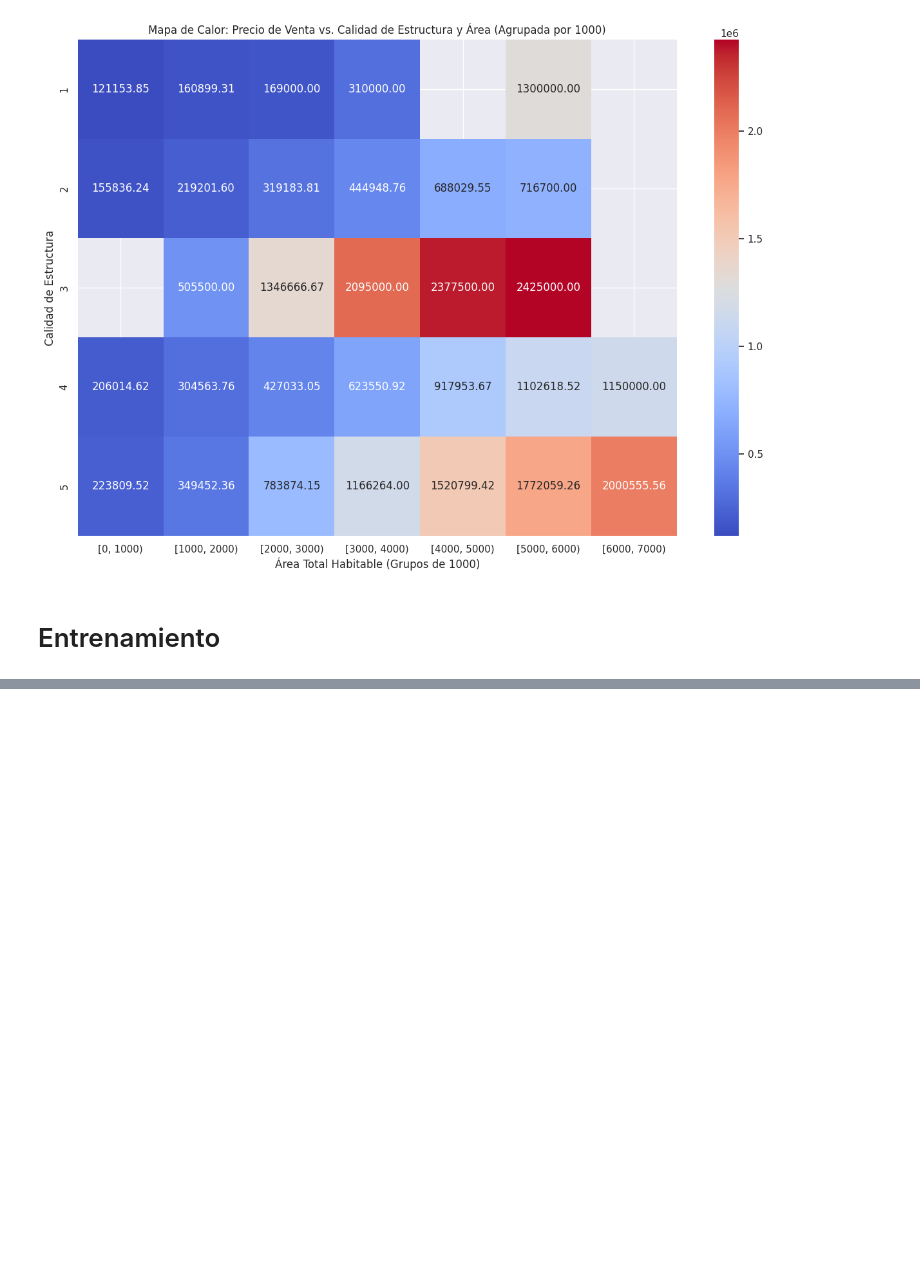
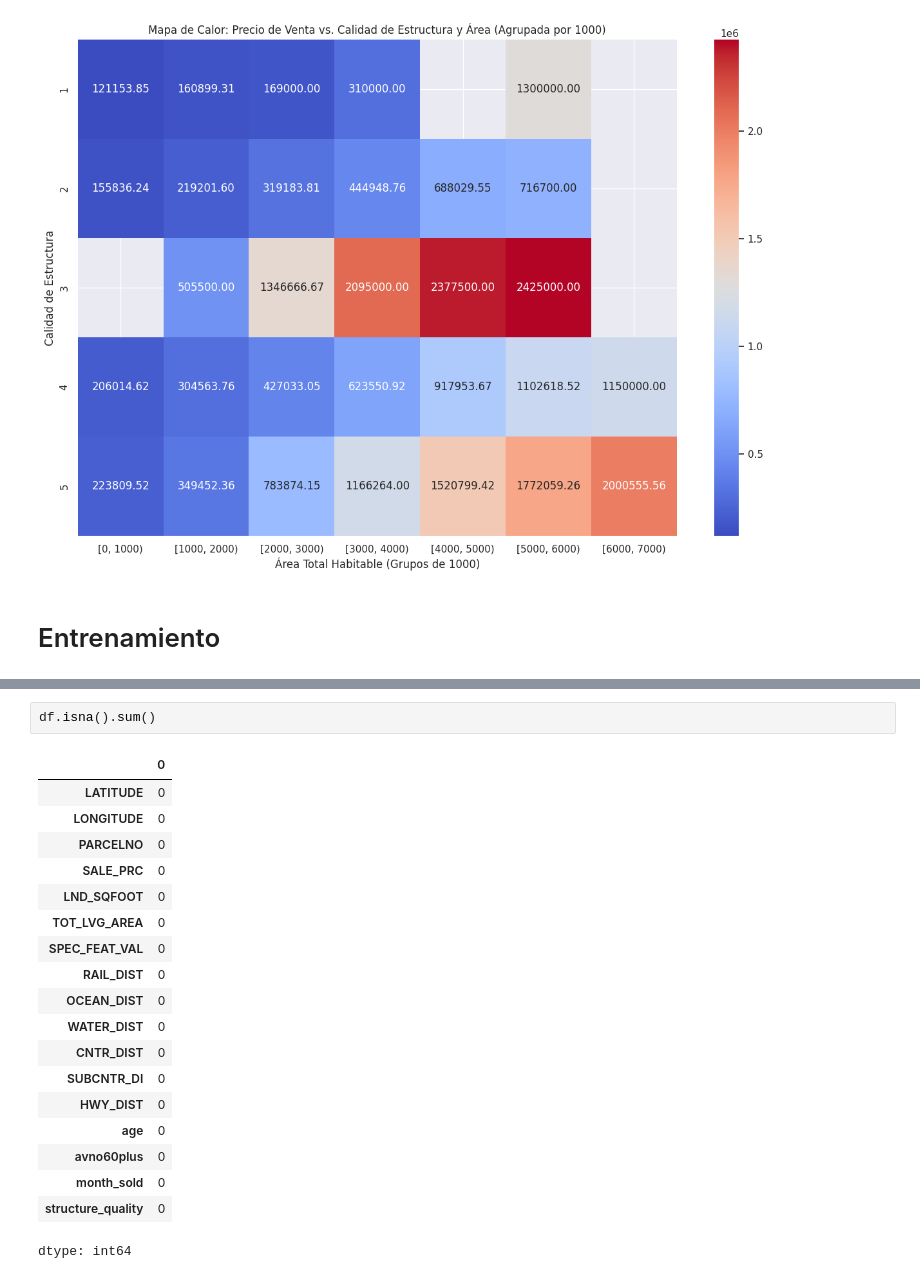
Before and after one commit to ileanacoletta/PF_Ileana_Coletta, a Jupyter notebook: PF_2_00.ipynb, the cells around one changed output, grey strips where cells are left out. Drawn from its saved outputs; the diff is of its cells as text; blank space fills up the shorter version.

```diff
--- a/PF_2_00.ipynb
+++ b/PF_2_00.ipynb
@@ -912,0 +923,22 @@ from sklearn.metrics import mean_squared_error, r2_score, mean_absolute_error
+# %%
+df.isna().sum()
+# %% [output]
+|  | 0 |
+| LATITUDE | 0 |
+| LONGITUDE | 0 |
+| PARCELNO | 0 |
+| SALE_PRC | 0 |
+| LND_SQFOOT | 0 |
+| TOT_LVG_AREA | 0 |
+| SPEC_FEAT_VAL | 0 |
+| RAIL_DIST | 0 |
+| OCEAN_DIST | 0 |
+| WATER_DIST | 0 |
+| CNTR_DIST | 0 |
+| SUBCNTR_DI | 0 |
+| HWY_DIST | 0 |
+| age | 0 |
+| avno60plus | 0 |
+| month_sold | 0 |
+| structure_quality | 0 |
+dtype: int64
```
Also changed, not shown: parts of 19 cells of this notebook.
